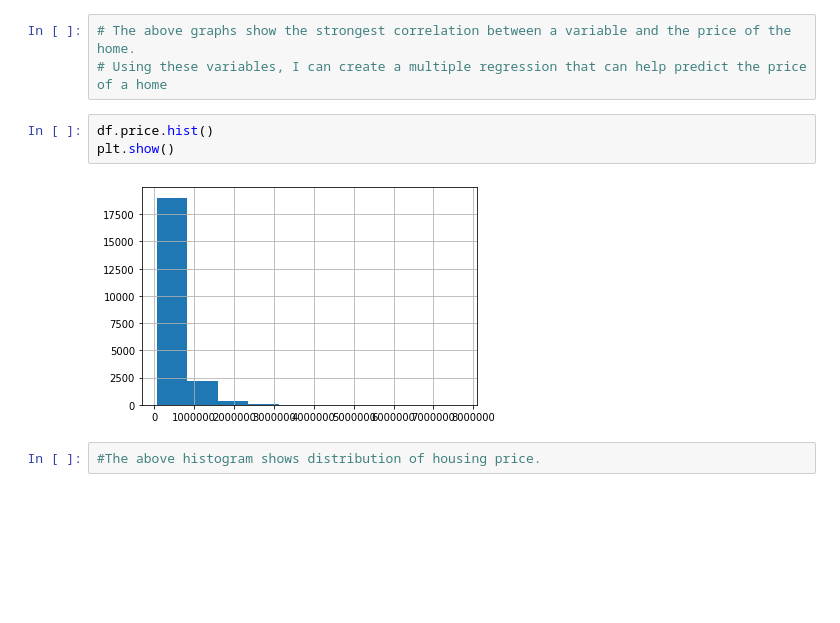
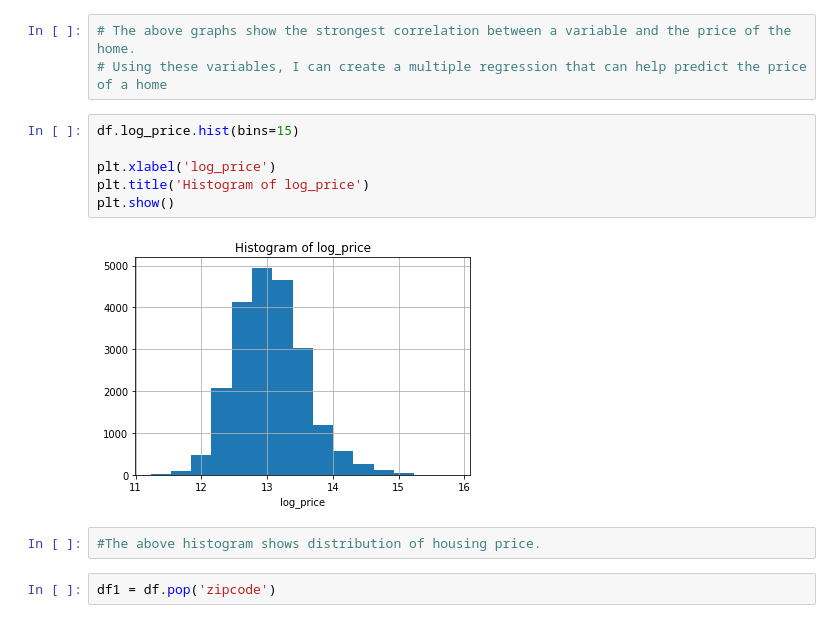
Before and after one commit to ajwal14/Springboard-DSBC, a Jupyter notebook: Housing_Visualization.ipynb, the cells around one changed output. Drawn from its saved outputs; the diff is of its cells as text; blank space fills up the shorter version.

```diff
--- a/Housing_Visualization.ipynb
+++ b/Housing_Visualization.ipynb
@@ -58,13 +87,18 @@ plt.show()
 # %%
 # The above graphs show the strongest correlation between a variable and the price of the home.
 # Using these variables, I can create a multiple regression that can help predict the price of a home
-# %%
-df.price.hist()
-plt.show()
-# %% [output]
-[figure, removed]
+# %%
+df.log_price.hist(bins=15)
+
+plt.xlabel('log_price')
+plt.title('Histogram of log_price')
+plt.show()
+# %% [output]
+[figure, added]
 # %%
 #The above histogram shows distribution of housing price.
+# %%
+df1 = df.pop('zipcode')
 # %%
 # heat map
 import seaborn as sns
```
Also changed, not shown: parts of 4 cells of this notebook.
